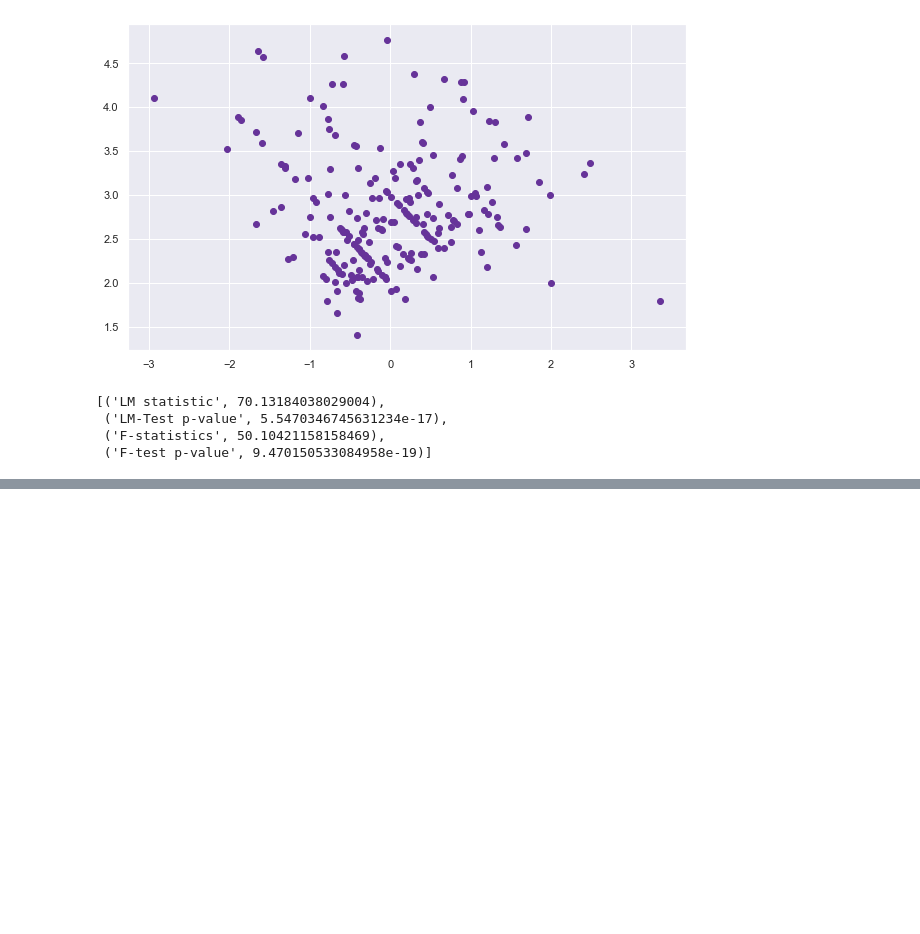
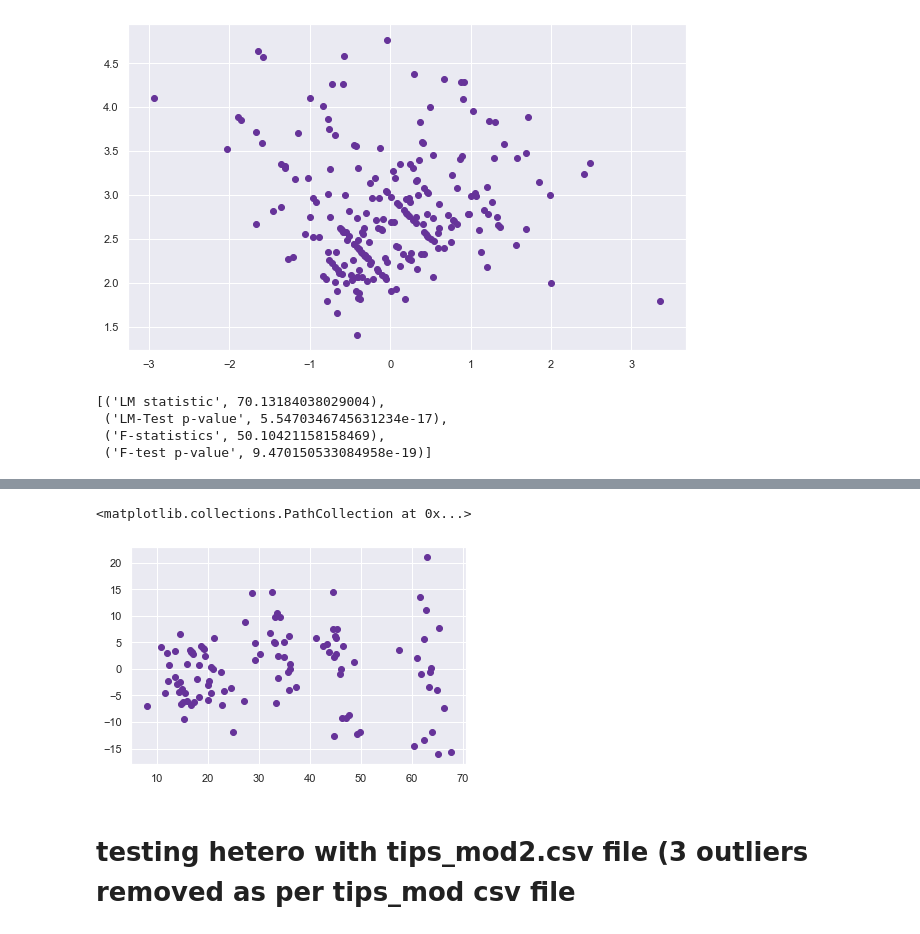
Before and after one commit to JuliaMal/Fundamentals_project, a Jupyter notebook: Tips.ipynb, the cells around one changed output, grey strips where cells are left out. Saved outputs shown, nothing was run; the diff lists cells and outputs as text; code cells hidden in the pictures; blank space fills up the shorter version.

Commit message:
Testing heteroscedasticity

```diff
--- a/Tips.ipynb
+++ b/Tips.ipynb
@@ -866,0 +871,3 @@ lzip(name, test)
+# %%
+df_het = pd.read_csv("hetero.csv")
+df_het
@@ -866,0 +893,21 @@ lzip(name, test)
+# %%
+# Run regression:
+reg = smf.ols('Accidents ~ Population', data=df_het).fit()
+
+# Calculating residuals:
+pred_val = reg.fittedvalues.copy()
+true_val = df_het['Accidents'].values.copy()
+residual = true_val - pred_val
+
+
+#sns.distplot(df_het.residual, color="rebeccapurple")
+#sns.distplot(df['total_bill'], color="rebeccapurple")
+
+# Plotting Residual vs Predicted value
+#plt.xticks(np.arange(0.00007, 0.00011, 0.00001))
+plt.scatter(pred_val, residual, color="rebeccapurple")
+# %% [output]
+<matplotlib.collections.PathCollection at 0x...>
+[figure, added]
+# %% [markdown]
+# testing hetero with tips_mod2.csv file (3 outliers removed as per tips_mod csv file
```
Also changed, not shown: parts of 9 cells of this notebook, 4 other files.
